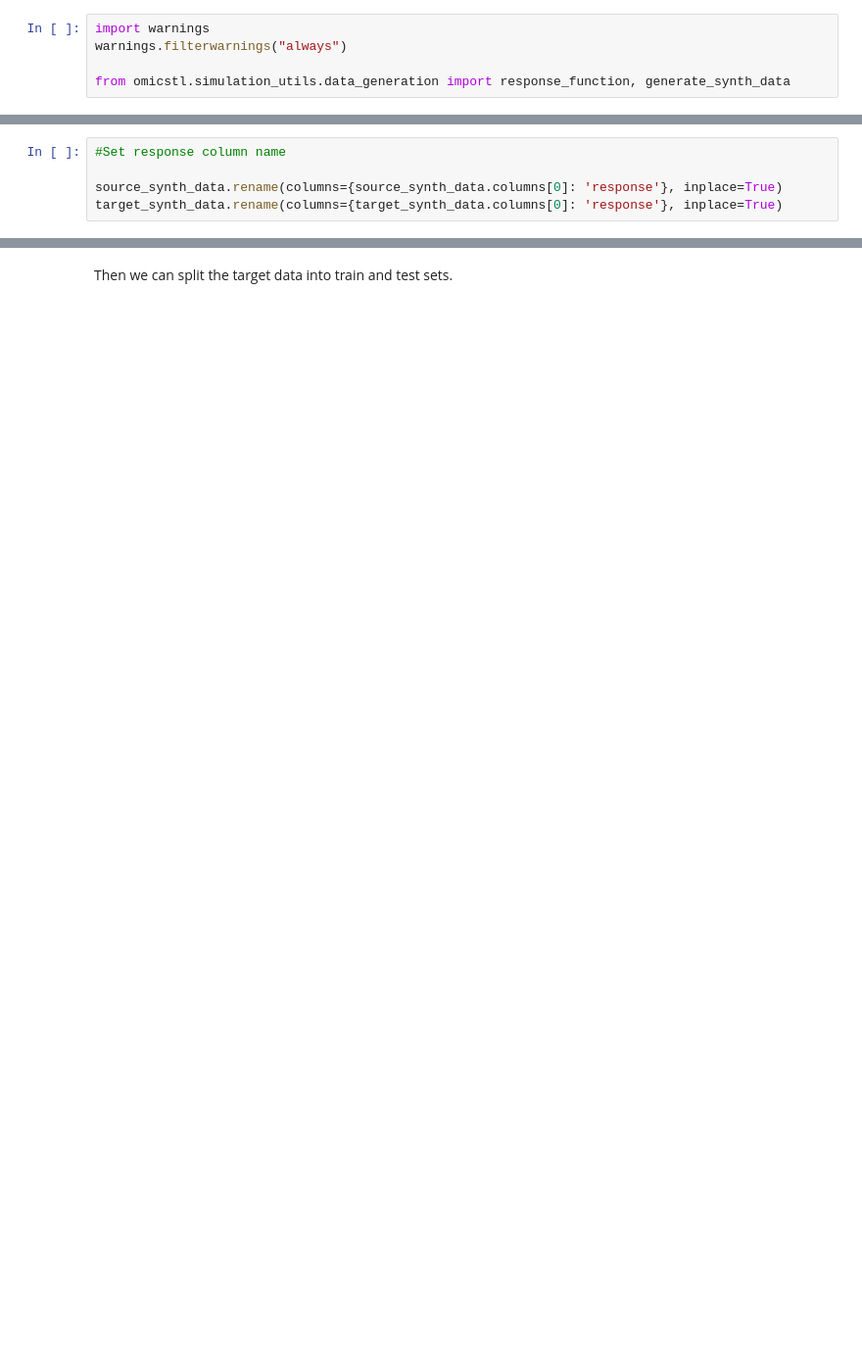
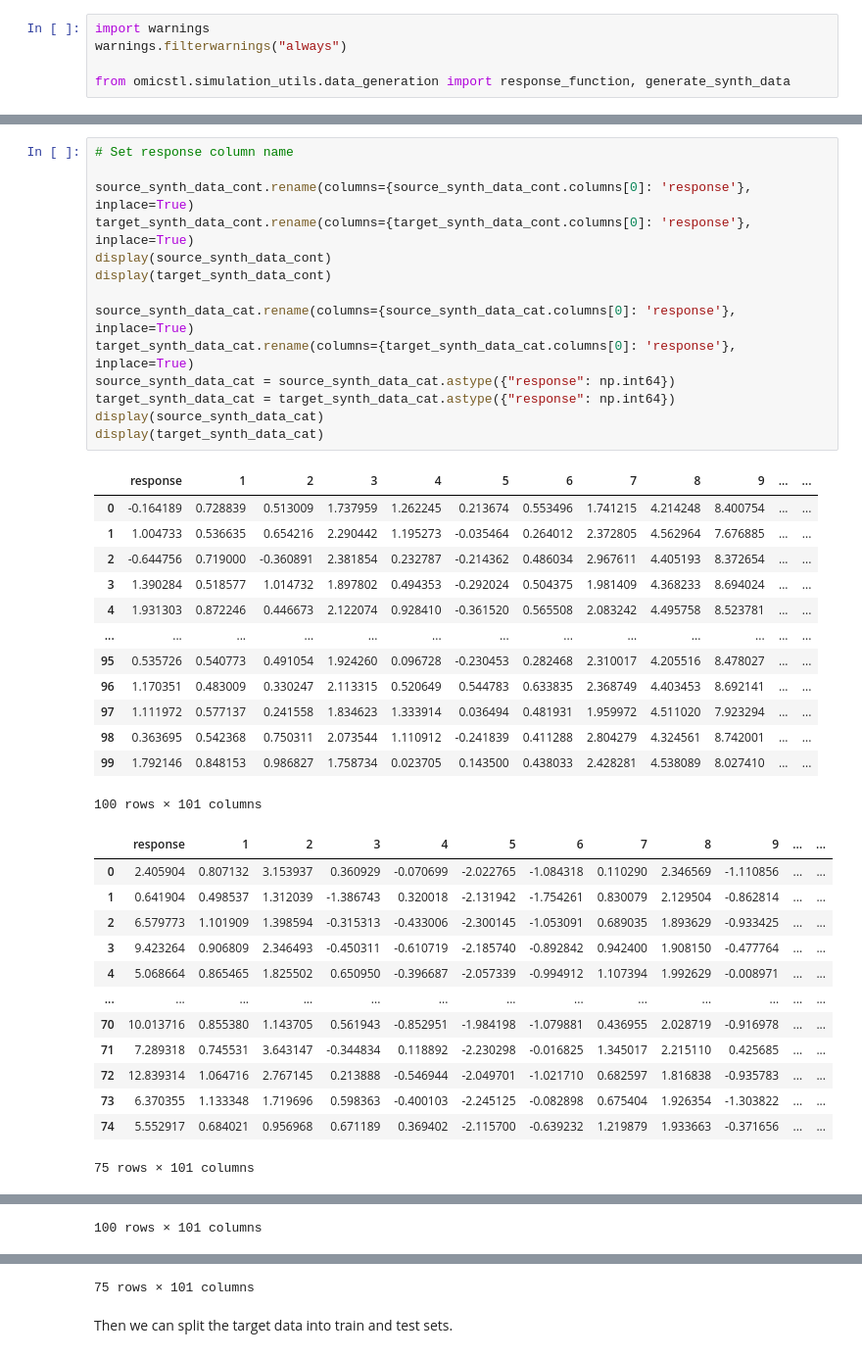
Before and after one commit to PNNL-Predictive-Phenomics/omicsTL, a Jupyter notebook: docs/example.ipynb, the cells around one changed output, grey strips where cells are left out. Shown at 98% size. Cells and saved outputs as stored; diff of their text form; blank space fills up the shorter version.

```diff
--- a/docs/example.ipynb
+++ b/docs/example.ipynb
@@ -64,5 +141,41 @@ RRuntimeError: Error in FUN(X[[i]], ...) : there is no package called ‘viRando
 # %%
-#Set response column name
+# Set response column name
 
-source_synth_data.rename(columns={source_synth_data.columns[0]: 'response'}, inplace=True)
-target_synth_data.rename(columns={target_synth_data.columns[0]: 'response'}, inplace=True)
+source_synth_data_cont.rename(columns={source_synth_data_cont.columns[0]: 'response'}, inplace=True)
+target_synth_data_cont.rename(columns={target_synth_data_cont.columns[0]: 'response'}, inplace=True)
+display(source_synth_data_cont)
+display(target_synth_data_cont)
+
+source_synth_data_cat.rename(columns={source_synth_data_cat.columns[0]: 'response'}, inplace=True)
+target_synth_data_cat.rename(columns={target_synth_data_cat.columns[0]: 'response'}, inplace=True)
+source_synth_data_cat = source_synth_data_cat.astype({"response": np.int64})
+target_synth_data_cat = target_synth_data_cat.astype({"response": np.int64})
+display(source_synth_data_cat)
+display(target_synth_data_cat)
+# %% [output]
+|  | response | 1 | 2 | 3 | 4 | 5 | 6 | 7 | 8 | 9 | ... | ... |
+| 0 | -0.164189 | 0.728839 | 0.513009 | 1.737959 | 1.262245 | 0.213674 | 0.553496 | 1.741215 | 4.214248 | 8.400754 | ... | ... |
+| 1 | 1.004733 | 0.536635 | 0.654216 | 2.290442 | 1.195273 | -0.035464 | 0.264012 | 2.372805 | 4.562964 | 7.676885 | ... | ... |
+| 2 | -0.644756 | 0.719000 | -0.360891 | 2.381854 | 0.232787 | -0.214362 | 0.486034 | 2.967611 | 4.405193 | 8.372654 | ... | ... |
+| 3 | 1.390284 | 0.518577 | 1.014732 | 1.897802 | 0.494353 | -0.292024 | 0.504375 | 1.981409 | 4.368233 | 8.694024 | ... | ... |
+| 4 | 1.931303 | 0.872246 | 0.446673 | 2.122074 | 0.928410 | -0.361520 | 0.565508 | 2.083242 | 4.495758 | 8.523781 | ... | ... |
+| ... | ... | ... | ... | ... | ... | ... | ... | ... | ... | ... | ... | ... |
+| 95 | 0.535726 | 0.540773 | 0.491054 | 1.924260 | 0.096728 | -0.230453 | 0.282468 | 2.310017 | 4.205516 | 8.478027 | ... | ... |
+| 96 | 1.170351 | 0.483009 | 0.330247 | 2.113315 | 0.520649 | 0.544783 | 0.633835 | 2.368749 | 4.403453 | 8.692141 | ... | ... |
+| 97 | 1.111972 | 0.577137 | 0.241558 | 1.834623 | 1.333914 | 0.036494 | 0.481931 | 1.959972 | 4.511020 | 7.923294 | ... | ... |
+| 98 | 0.363695 | 0.542368 | 0.750311 | 2.073544 | 1.110912 | -0.241839 | 0.411288 | 2.804279 | 4.324561 | 8.742001 | ... | ... |
+| 99 | 1.792146 | 0.848153 | 0.986827 | 1.758734 | 0.023705 | 0.143500 | 0.438033 | 2.428281 | 4.538089 | 8.027410 | ... | ... |
+100 rows × 101 columns
+|  | response | 1 | 2 | 3 | 4 | 5 | 6 | 7 | 8 | 9 | ... | ... |
+| 0 | 2.405904 | 0.807132 | 3.153937 | 0.360929 | -0.070699 | -2.022765 | -1.084318 | 0.110290 | 2.346569 | -1.110856 | ... | ... |
+| 1 | 0.641904 | 0.498537 | 1.312039 | -1.386743 | 0.320018 | -2.131942 | -1.754261 | 0.830079 | 2.129504 | -0.862814 | ... | ... |
+| 2 | 6.579773 | 1.101909 | 1.398594 | -0.315313 | -0.433006 | -2.300145 | -1.053091 | 0.689035 | 1.893629 | -0.933425 | ... | ... |
+| 3 | 9.423264 | 0.906809 | 2.346493 | -0.450311 | -0.610719 | -2.185740 | -0.892842 | 0.942400 | 1.908150 | -0.477764 | ... | ... |
+| 4 | 5.068664 | 0.865465 | 1.825502 | 0.650950 | -0.396687 | -2.057339 | -0.994912 | 1.107394 | 1.992629 | -0.008971 | ... | ... |
+| ... | ... | ... | ... | ... | ... | ... | ... | ... | ... | ... | ... | ... |
+| 70 | 10.013716 | 0.855380 | 1.143705 | 0.561943 | -0.852951 | -1.984198 | -1.079881 | 0.436955 | 2.028719 | -0.916978 | ... | ... |
+| 71 | 7.289318 | 0.745531 | 3.643147 | -0.344834 | 0.118892 | -2.230298 | -0.016825 | 1.345017 | 2.215110 | 0.425685 | ... | ... |
+| 72 | 12.839314 | 1.064716 | 2.767145 | 0.213888 | -0.546944 | -2.049701 | -1.021710 | 0.682597 | 1.816838 | -0.935783 | ... | ... |
+| 73 | 6.370355 | 1.133348 | 1.719696 | 0.598363 | -0.400103 | -2.245125 | -0.082898 | 0.675404 | 1.926354 | -1.303822 | ... | ... |
+| 74 | 5.552917 | 0.684021 | 0.956968 | 0.671189 | 0.369402 | -2.115700 | -0.639232 | 1.219879 | 1.933663 | -0.371656 | ... | ... |
+75 rows × 101 columns
@@ -68,0 +194 @@ target_synth_data.rename(columns={target_synth_data.columns[0]: 'response'}, inp
+100 rows × 101 columns
@@ -69,3 +207,4 @@ target_synth_data.rename(columns={target_synth_data.columns[0]: 'response'}, inp
+75 rows × 101 columns
 # %% [markdown]
 Then we can split the target data into train and test sets.
 # %%
```
Also changed, not shown: parts of 10 cells of this notebook, 6 other files.
